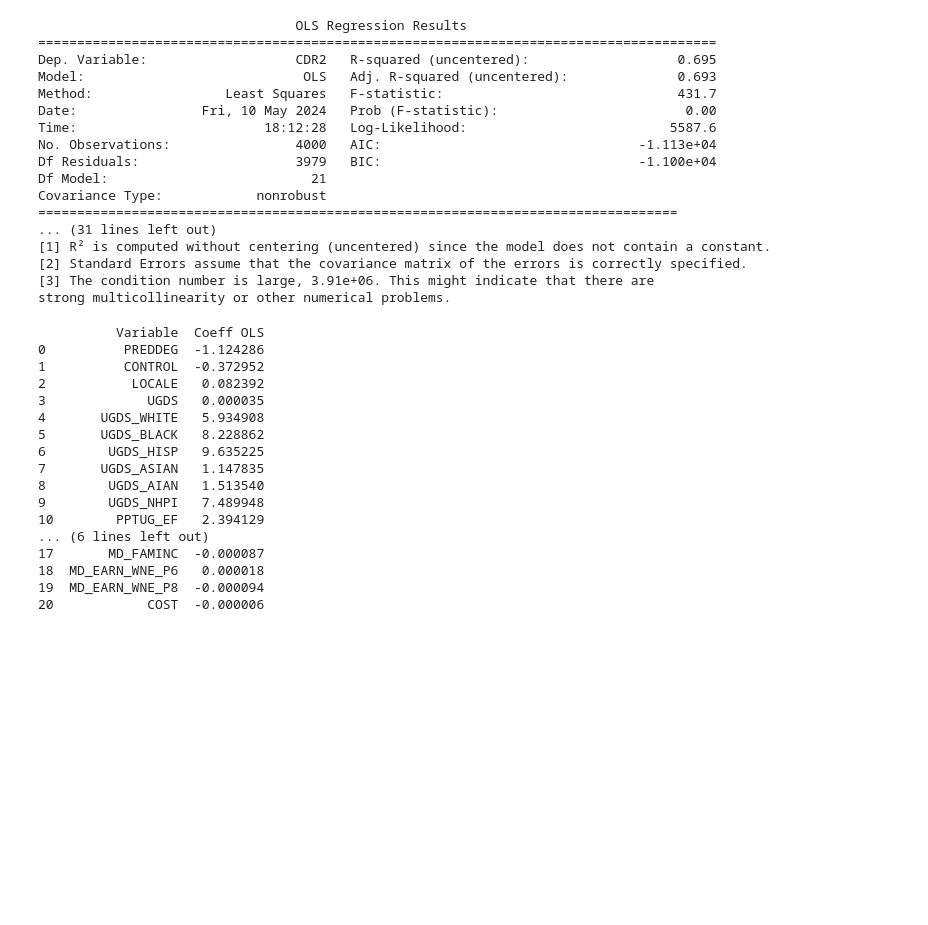
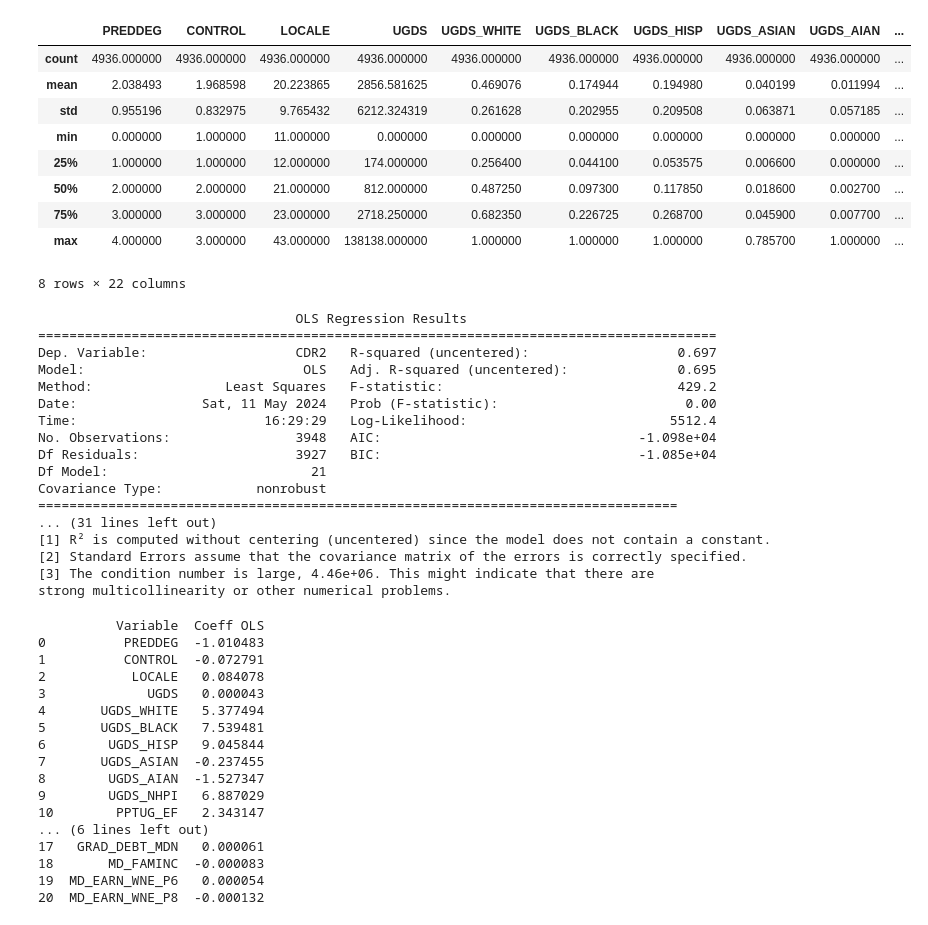
Before and after one commit to mcozean/econ-1680-machine-learning-project, a Jupyter notebook: Code/analysis.ipynb, the cells around one changed output. Drawn from its saved outputs; the diff is of its cells as text; code cells hidden in the pictures; blank space fills up the shorter version.

```diff
--- a/Code/analysis.ipynb
+++ b/Code/analysis.ipynb
@@ -24,6 +24,23 @@ output_path = "/Users/maxwellcozean/Desktop/ECON 1680/Machine Learning Project/O
 # Join paths and import csv as dataframe
 df = pd.read_csv(os.path.join(file_path,"Most-Recent-Cohorts-Institution_cleaned.csv"),
                  encoding='utf-8',low_memory=False)
+# %%
+# Remove rows with negative observations
+df = df[(df >= 0).all(axis=1)]
+
+# Calculate updated summary statistics
+df.describe()
+# %% [output]
+|  | PREDDEG | CONTROL | LOCALE | UGDS | UGDS_WHITE | UGDS_BLACK | UGDS_HISP | UGDS_ASIAN | UGDS_AIAN | ... |
+| count | 4936.000000 | 4936.000000 | 4936.000000 | 4936.000000 | 4936.000000 | 4936.000000 | 4936.000000 | 4936.000000 | 4936.000000 | ... |
+| mean | 2.038493 | 1.968598 | 20.223865 | 2856.581625 | 0.469076 | 0.174944 | 0.194980 | 0.040199 | 0.011994 | ... |
+| std | 0.955196 | 0.832975 | 9.765432 | 6212.324319 | 0.261628 | 0.202955 | 0.209508 | 0.063871 | 0.057185 | ... |
+| min | 0.000000 | 1.000000 | 11.000000 | 0.000000 | 0.000000 | 0.000000 | 0.000000 | 0.000000 | 0.000000 | ... |
+| 25% | 1.000000 | 1.000000 | 12.000000 | 174.000000 | 0.256400 | 0.044100 | 0.053575 | 0.006600 | 0.000000 | ... |
+| 50% | 2.000000 | 2.000000 | 21.000000 | 812.000000 | 0.487250 | 0.097300 | 0.117850 | 0.018600 | 0.002700 | ... |
+| 75% | 3.000000 | 3.000000 | 23.000000 | 2718.250000 | 0.682350 | 0.226725 | 0.268700 | 0.045900 | 0.007700 | ... |
+| max | 4.000000 | 3.000000 | 43.000000 | 138138.000000 | 1.000000 | 1.000000 | 1.000000 | 0.785700 | 1.000000 | ... |
+8 rows × 22 columns
 # %%
 # Specify output variable
 y = df['CDR2']
@@ -48,20 +65,20 @@ print(olsReg.summary())
 # %% [output]
                                  OLS Regression Results
 =======================================================================================
-Dep. Variable:                   CDR2   R-squared (uncentered):                   0.695
-Model:                            OLS   Adj. R-squared (uncentered):              0.693
-Method:                 Least Squares   F-statistic:                              431.7
-Date:                Fri, 10 May 2024   Prob (F-statistic):                        0.00
-Time:                        18:12:28   Log-Likelihood:                          5587.6
-No. Observations:                4000   AIC:                                 -1.113e+04
-Df Residuals:                    3979   BIC:                                 -1.100e+04
+Dep. Variable:                   CDR2   R-squared (uncentered):                   0.697
+Model:                            OLS   Adj. R-squared (uncentered):              0.695
+Method:                 Least Squares   F-statistic:                              429.2
+Date:                Sat, 11 May 2024   Prob (F-statistic):                        0.00
+Time:                        16:29:29   Log-Likelihood:                          5512.4
+No. Observations:                3948   AIC:                                 -1.098e+04
+Df Residuals:                    3927   BIC:                                 -1.085e+04
 Df Model:                          21
 Covariance Type:            nonrobust
 ==================================================================================
 ... (31 lines left out)
 [1] R² is computed without centering (uncentered) since the model does not contain a constant.
 [2] Standard Errors assume that the covariance matrix of the errors is correctly specified.
-[3] The condition number is large, 3.91e+06. This might indicate that there are
+[3] The condition number is large, 4.46e+06. This might indicate that there are
 strong multicollinearity or other numerical problems.
 # %%
 # Scale coefficients by 100
@@ -74,22 +91,22 @@ df_results = pd.DataFrame({'Variable':X.columns, 'Coeff OLS':scaled_coeffs})
 print(df_results)
 # %% [output]
           Variable  Coeff OLS
-0          PREDDEG  -1.124286
-1          CONTROL  -0.372952
-2           LOCALE   0.082392
-3             UGDS   0.000035
-4       UGDS_WHITE   5.934908
-5       UGDS_BLACK   8.228862
-6        UGDS_HISP   9.635225
-7       UGDS_ASIAN   1.147835
-8        UGDS_AIAN   1.513540
-9        UGDS_NHPI   7.489948
-10        PPTUG_EF   2.394129
+0          PREDDEG  -1.010483
+1          CONTROL  -0.072791
+2           LOCALE   0.084078
+3             UGDS   0.000043
+4       UGDS_WHITE   5.377494
+5       UGDS_BLACK   7.539481
+6        UGDS_HISP   9.045844
+7       UGDS_ASIAN  -0.237455
+8        UGDS_AIAN  -1.527347
+9        UGDS_NHPI   6.887029
+10        PPTUG_EF   2.343147
 ... (6 lines left out)
-17       MD_FAMINC  -0.000087
-18  MD_EARN_WNE_P6   0.000018
-19  MD_EARN_WNE_P8  -0.000094
-20            COST  -0.000006
+17   GRAD_DEBT_MDN   0.000061
+18       MD_FAMINC  -0.000083
+19  MD_EARN_WNE_P6   0.000054
+20  MD_EARN_WNE_P8  -0.000132
 # %%
 # Construct vector of alpha values
 alphas = np.linspace(1e-6, 1, num=50)
```
Also changed, not shown: parts of 4 cells of this notebook, 6 other files.
